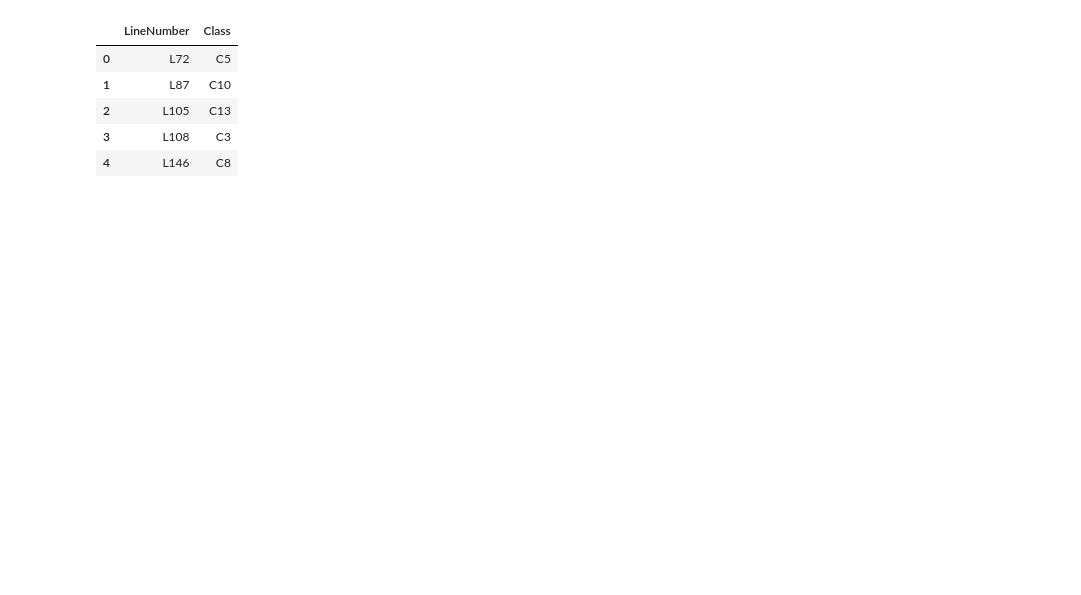
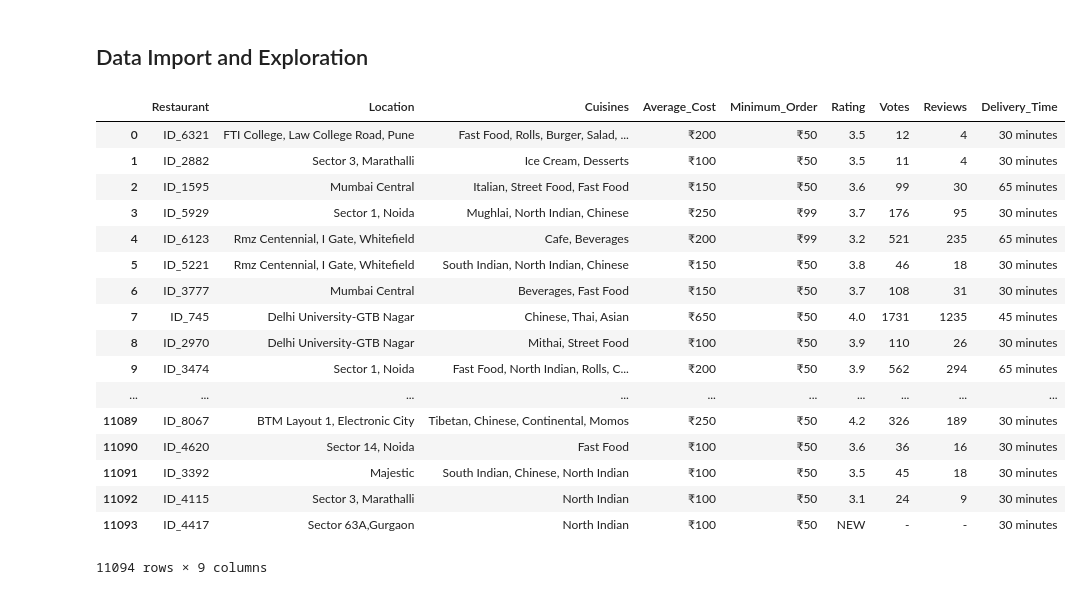
Before and after one commit to rishabh30/Predicting_Food_Delivery_Time, a Jupyter notebook: main.ipynb, the cells around one changed output. Saved outputs shown, nothing was run; the diff lists cells and outputs as text; code cells hidden in the pictures; blank space fills up the shorter version.

```diff
--- a/main.ipynb
+++ b/main.ipynb
@@ -185,10 +24,0 @@ len(submit)
-# %%
-submit['Class'] = g_private[:]
-submit.head()
-# %% [output]
-|  | LineNumber | Class |
-| 0 | L72 | C5 |
-| 1 | L87 | C10 |
-| 2 | L105 | C13 |
-| 3 | L108 | C3 |
-| 4 | L146 | C8 |
@@ -196,0 +25,9 @@ submit.to_csv('submit_private_test.csv',index=None)
+# %% [markdown]
+## Data Import and Exploration
+# %%
+loc0 = (r'Data_Train.xlsx')
+loc1 = (r'Data_Test.xlsx')
+train = pd.read_excel(loc0, error_bad_lines=False)
+test = pd.read_excel(loc1, error_bad_lines=False)
+loc3 = (r'Sample_Submission.xlsx')
+sample = pd.read_excel(loc3, error_bad_lines=False)
@@ -196,0 +37,21 @@ submit.to_csv('submit_private_test.csv',index=None)
+# %%
+train
+# %% [output]
+|  | Restaurant | Location | Cuisines | Average_Cost | Minimum_Order | Rating | Votes | Reviews | Delivery_Time |
+| 0 | ID_6321 | FTI College, Law College Road, Pune | Fast Food, Rolls, Burger, Salad, ... | ₹200 | ₹50 | 3.5 | 12 | 4 | 30 minutes |
+| 1 | ID_2882 | Sector 3, Marathalli | Ice Cream, Desserts | ₹100 | ₹50 | 3.5 | 11 | 4 | 30 minutes |
+| 2 | ID_1595 | Mumbai Central | Italian, Street Food, Fast Food | ₹150 | ₹50 | 3.6 | 99 | 30 | 65 minutes |
+| 3 | ID_5929 | Sector 1, Noida | Mughlai, North Indian, Chinese | ₹250 | ₹99 | 3.7 | 176 | 95 | 30 minutes |
+| 4 | ID_6123 | Rmz Centennial, I Gate, Whitefield | Cafe, Beverages | ₹200 | ₹99 | 3.2 | 521 | 235 | 65 minutes |
+| 5 | ID_5221 | Rmz Centennial, I Gate, Whitefield | South Indian, North Indian, Chinese | ₹150 | ₹50 | 3.8 | 46 | 18 | 30 minutes |
+| 6 | ID_3777 | Mumbai Central | Beverages, Fast Food | ₹150 | ₹50 | 3.7 | 108 | 31 | 30 minutes |
+| 7 | ID_745 | Delhi University-GTB Nagar | Chinese, Thai, Asian | ₹650 | ₹50 | 4.0 | 1731 | 1235 | 45 minutes |
+| 8 | ID_2970 | Delhi University-GTB Nagar | Mithai, Street Food | ₹100 | ₹50 | 3.9 | 110 | 26 | 30 minutes |
+| 9 | ID_3474 | Sector 1, Noida | Fast Food, North Indian, Rolls, C... | ₹200 | ₹50 | 3.9 | 562 | 294 | 65 minutes |
+| ... | ... | ... | ... | ... | ... | ... | ... | ... | ... |
+| 11089 | ID_8067 | BTM Layout 1, Electronic City | Tibetan, Chinese, Continental, Momos | ₹250 | ₹50 | 4.2 | 326 | 189 | 30 minutes |
+| 11090 | ID_4620 | Sector 14, Noida | Fast Food | ₹100 | ₹50 | 3.6 | 36 | 16 | 30 minutes |
+| 11091 | ID_3392 | Majestic | South Indian, Chinese, North Indian | ₹100 | ₹50 | 3.5 | 45 | 18 | 30 minutes |
+| 11092 | ID_4115 | Sector 3, Marathalli | North Indian | ₹100 | ₹50 | 3.1 | 24 | 9 | 30 minutes |
+| 11093 | ID_4417 | Sector 63A,Gurgaon | North Indian | ₹100 | ₹50 | NEW | - | - | 30 minutes |
+11094 rows × 9 columns
```
Also changed, not shown: parts of 90 cells of this notebook.
